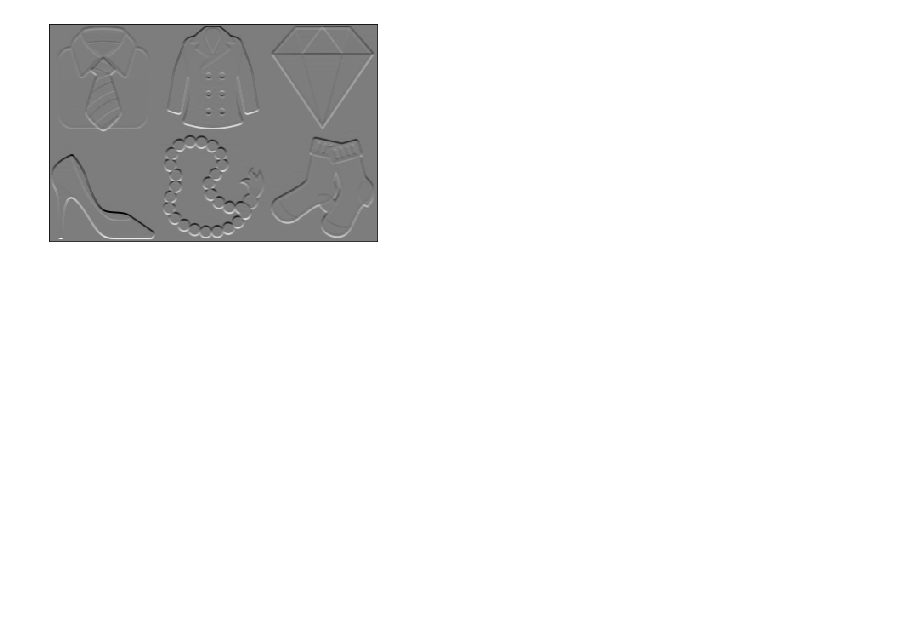
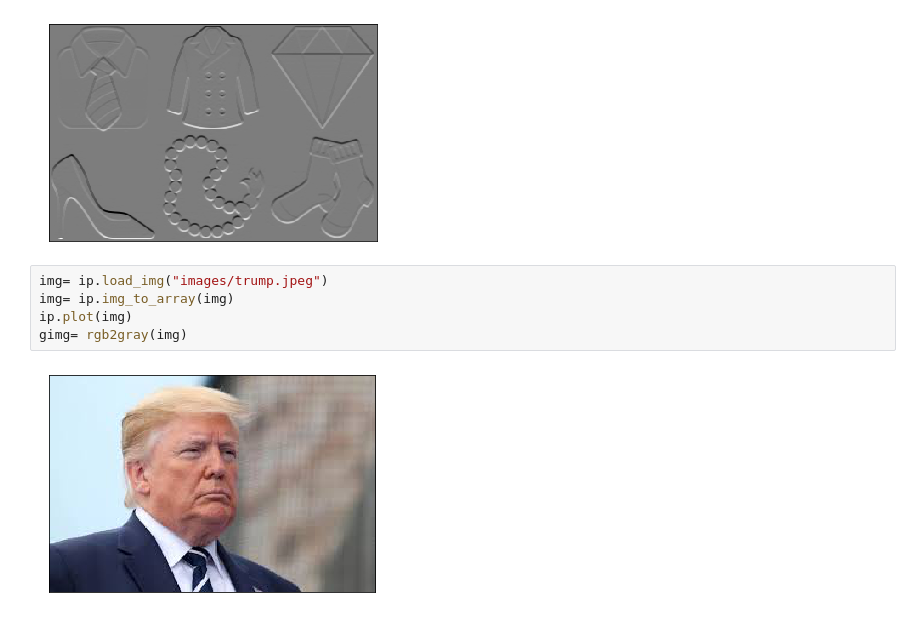
Before and after one commit to shivampip/BasicObjectDetection, a Jupyter notebook: BorderMaker.ipynb, the cells around one changed output. Drawn from its saved outputs; the diff is of its cells as text; blank space fills up the shorter version.

```diff
--- a/BorderMaker.ipynb
+++ b/BorderMaker.ipynb
@@ -142,3 +142,10 @@ fimg= ip.apply_filter(gimg, ip.filter.BOTTOM_EDGE)
 ip.plot(fimg)
 # %% [output]
 [figure]
+# %%
+img= ip.load_img("images/trump.jpeg")
+img= ip.img_to_array(img)
+ip.plot(img)
+gimg= rgb2gray(img)
+# %% [output]
+[figure, added]
```
Also changed, not shown: parts of 1 cell of this notebook, 1 other file.
